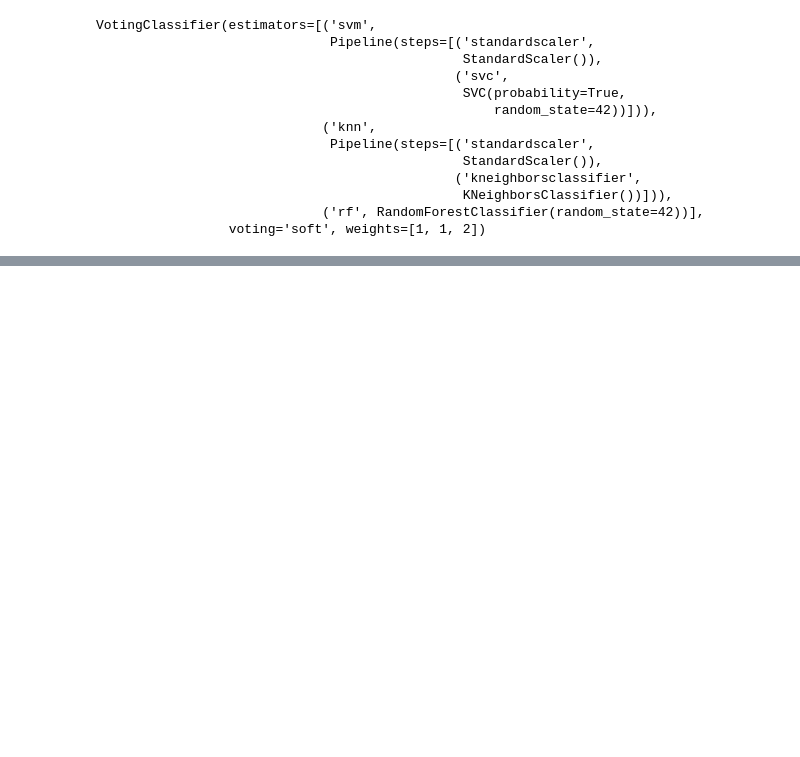
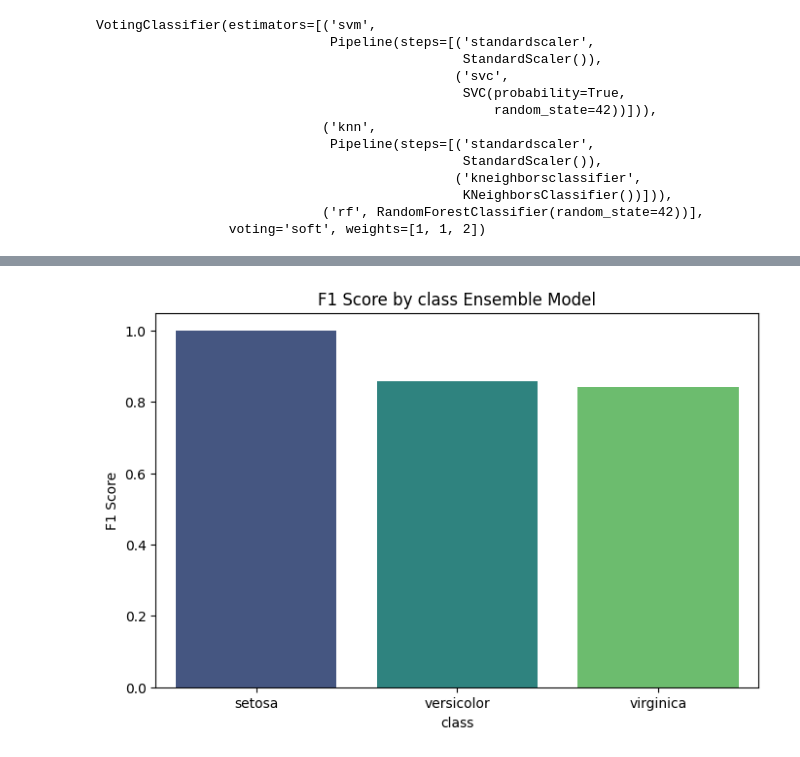
Before and after one commit to efforthye/human-ai, a Jupyter notebook: workspace/7-04) EnsembleModel.ipynb, the cells around one changed output, grey strips where cells are left out. Cells and saved outputs as stored; diff of their text form; code cells hidden in the pictures; blank space fills up the shorter version.

```diff
--- a/workspace/7-04) EnsembleModel.ipynb
+++ b/workspace/7-04) EnsembleModel.ipynb
@@ -95,0 +117,22 @@ VotingClassifier(estimators=[('svm',
+# %%
+# classification
+report = classification_report(
+    y_test, y_pred,
+    target_names=class_names,
+    output_dict=True, # dict 형태로 받아와서 dataframe으로 시각화 출력
+)
+
+# f1-score 확인 (class 별 f1-score 값만 리스트로 받아옴)
+f1_score = [report[class_name]['f1-score'] for class_name in class_names]
+df_f1 = pd.DataFrame({'class': class_names, 'f1': f1_score})
+
+plt.figure(figsize=(8,5))
+sns.barplot(data=df_f1, x='class', y='f1', hue='class', palette='viridis', legend=False)
+
+plt.title("F1 Score by class Ensemble Model")
+plt.ylabel("F1 Score")
+plt.ylim(0, 1.05) # 그래프에서 출력할 y값의 범위 지정 (0~1.05 사이의 그래프 값만 뽑음)
+
+plt.show()
+# %% [output]
+[figure, added]
```
Also changed, not shown: parts of 4 cells of this notebook, 14 other files.
